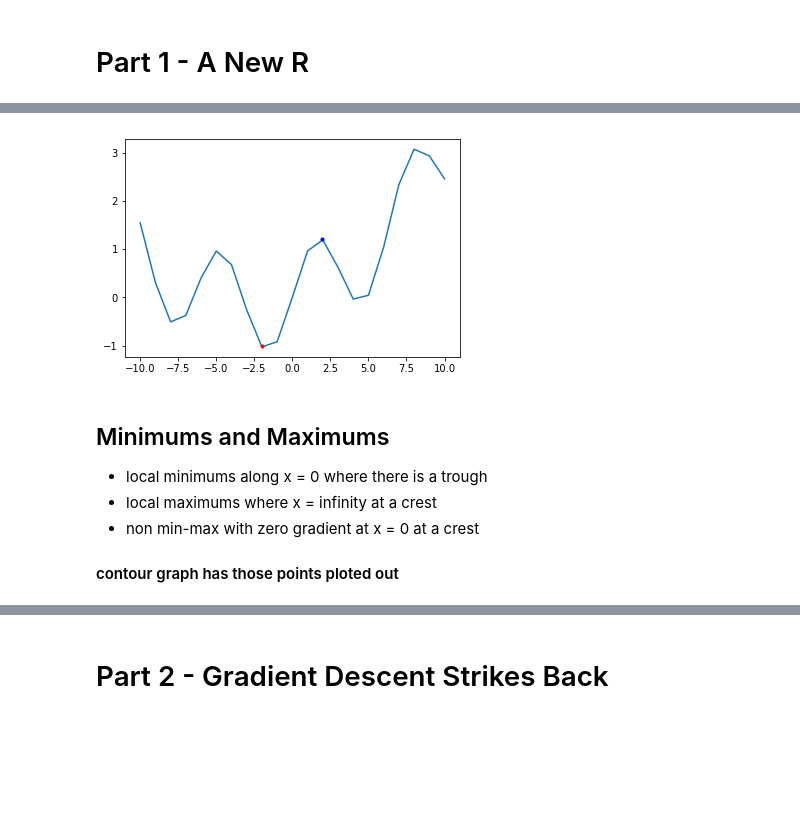
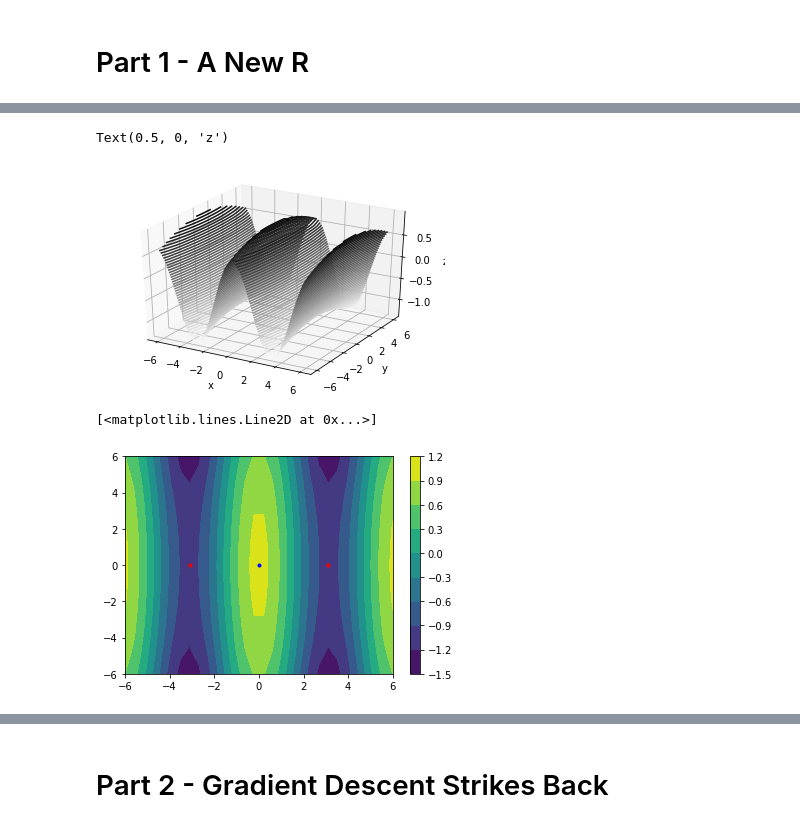
Before and after one commit to JarvisEQ/AIClass, a Jupyter notebook: Homework1.ipynb, the cells around one changed output, grey strips where cells are left out. Cells and saved outputs as stored; diff of their text form; code cells hidden in the pictures; blank space fills up the shorter version.

```diff
--- a/Homework1.ipynb
+++ b/Homework1.ipynb
@@ -24,15 +11,29 @@ plt.show()
-# %%
-plt.plot(x, vfunc2(x))
-plt.plot(-2, -1, "r.")    # local and absolute minima
-plt.plot(1.95, 1.2, "b.") # local maximum
-plt.show()
-# %% [output]
-[figure, removed]
-# %% [markdown]
-## Minimums and Maximums
-
-* local minimums along x = 0 where there is a trough
-* local maximums where x = infinity at a crest
-* non min-max with zero gradient at x = 0 at a crest
-
-#### contour graph has those points ploted out
+# %%
+def funky1(t,y):
+  return (np.cos(t) - .01 * (y**2))
+
+X = np.linspace(-6, 6, 30)
+Y = np.linspace(-6, 6, 30)
+
+X, Y = np.meshgrid(X, Y)
+Z = funky1(X, Y)
+
+fig = plt.figure()
+ax = plt.axes(projection='3d')
+ax.contour3D(X, Y, Z, 50, cmap='binary')
+ax.set_xlabel('x')
+ax.set_ylabel('y')
+ax.set_zlabel('z')
+# %% [output]
+Text(0.5, 0, 'z')
+[figure, added]
+# %%
+fig = plt.figure()
+cp = plt.contourf(X, Y, Z)
+plt.colorbar(cp)
+plt.plot(3.1, 0, "r.") # saddle point
+plt.plot(-3.1, 0, "r.") # saddle point
+plt.plot(0, 0, "b.") # saddle point
+# %% [output]
+[<matplotlib.lines.Line2D at 0x...>]
+[figure, added]
```
Also changed, not shown: parts of 23 cells of this notebook.
